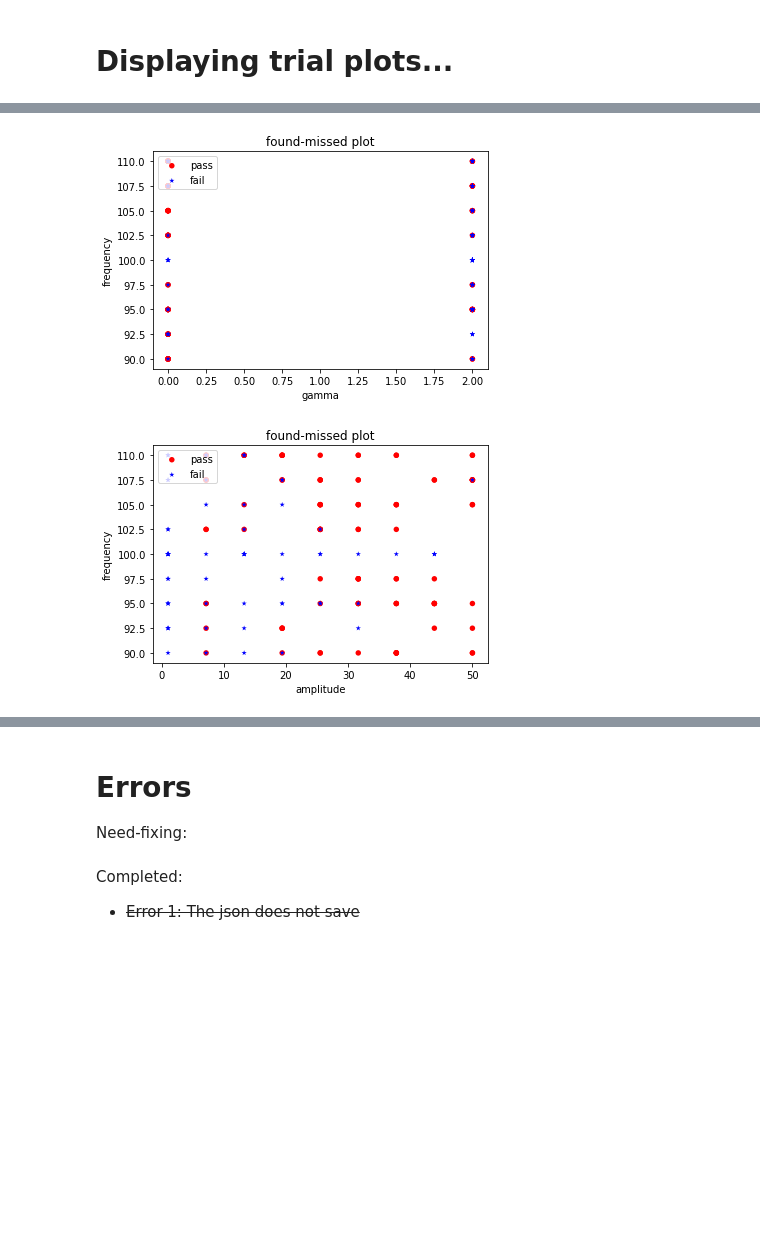
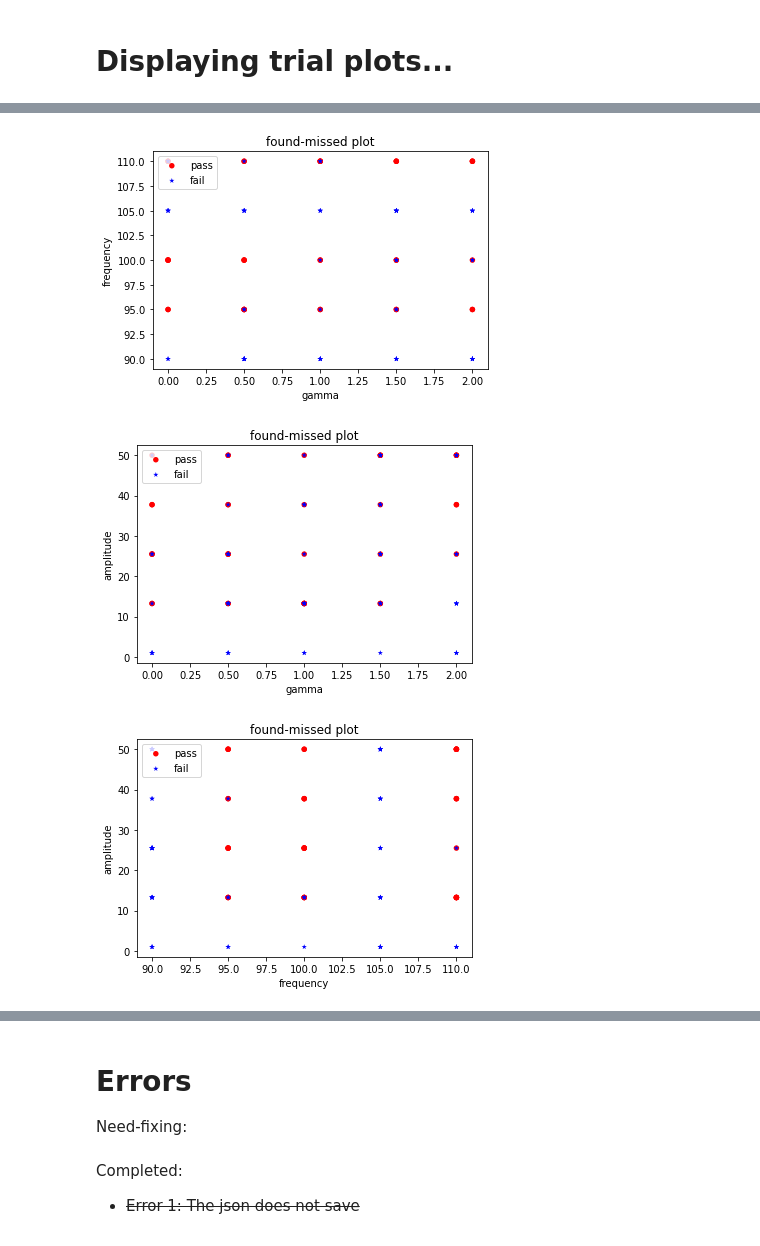
Before and after one commit to mickbrawler/Waveforms, a Jupyter notebook: OnSource_part_1.ipynb, the cells around one changed output, grey strips where cells are left out. Drawn from its saved outputs; the diff is of its cells as text; code cells hidden in the pictures; blank space fills up the shorter version.

```diff
--- a/OnSource_part_1.ipynb
+++ b/OnSource_part_1.ipynb
@@ -585,10 +767,12 @@ The injected signal spans 5 seconds, the total data 10 second, and the step size
 # %%
-import time
-t1=time.time()
-x=OnSource(9, 2, 9, 4, 10, 4, 0.3, 60, N_t=250)
+#import time
+#t1=time.time()
+
+OS=Statudio(5, 5, 5, 2, 10, 3, 0.3, 100, N_t=300)
+
 #N_A, N_g, N_f, t0_tf, T, b, D, trials, N_t
-t2=time.time()
-print(str(t2-t1))
+#t2=time.time()
+#print(str(t2-t1))
 # %% [output]
 very start...
 initalizing output...
@@ -662,12 +843,15 @@ x.Scatter_plotter( 4, 2, 1)
 # %%
 #scatter plot of fails & passes given threshold t
+
+# Amplitude vs. gamma
+OS.Scatter_plotter( 4, 2, 1)
+
 # Amplitude vs. frequency
-x.Scatter_plotter( 4, 2, 0)
+OS.Scatter_plotter( 4, 2, 0)
+
+# frequency vs. gamaa
+OS.Scatter_plotter( 3, 1, 0)
 # %% [output]
-[figure, old version]
+[figure, new version]
+[figure, added]
+[figure, added]
-# %%
-#scatter plot of fails & passes given threshold t
-# frequency vs. gamaa
-x.Scatter_plotter( 3, 1, 0)
-# %% [output]
-[figure, removed]
```
Also changed, not shown: parts of 22 cells of this notebook.
